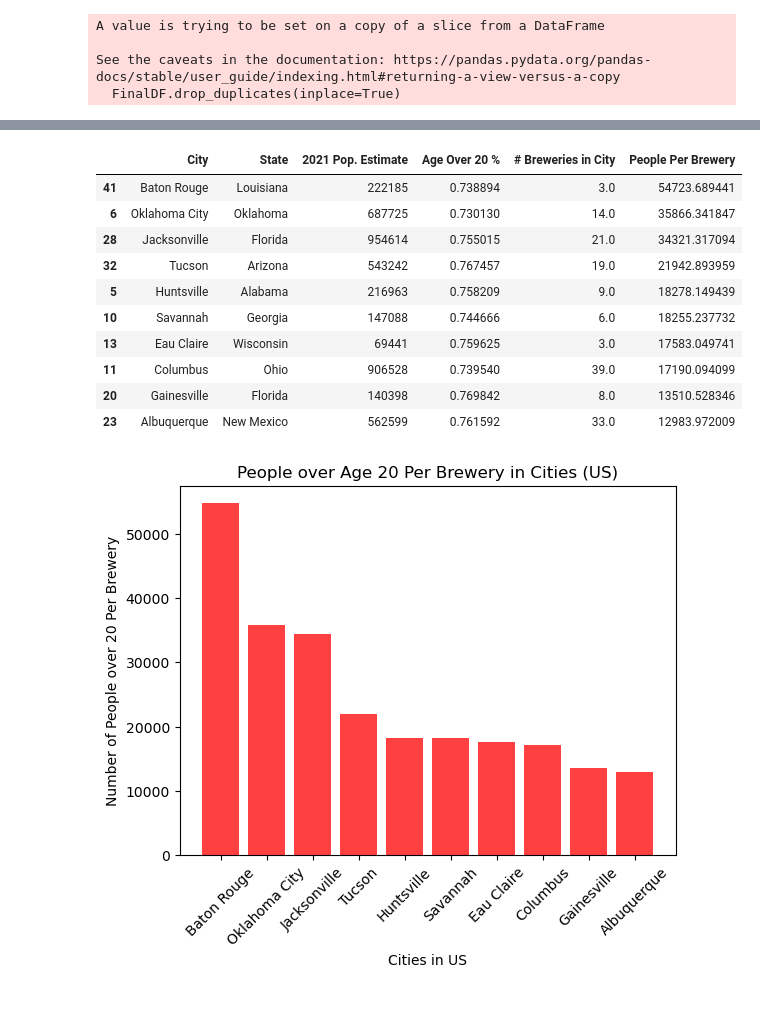
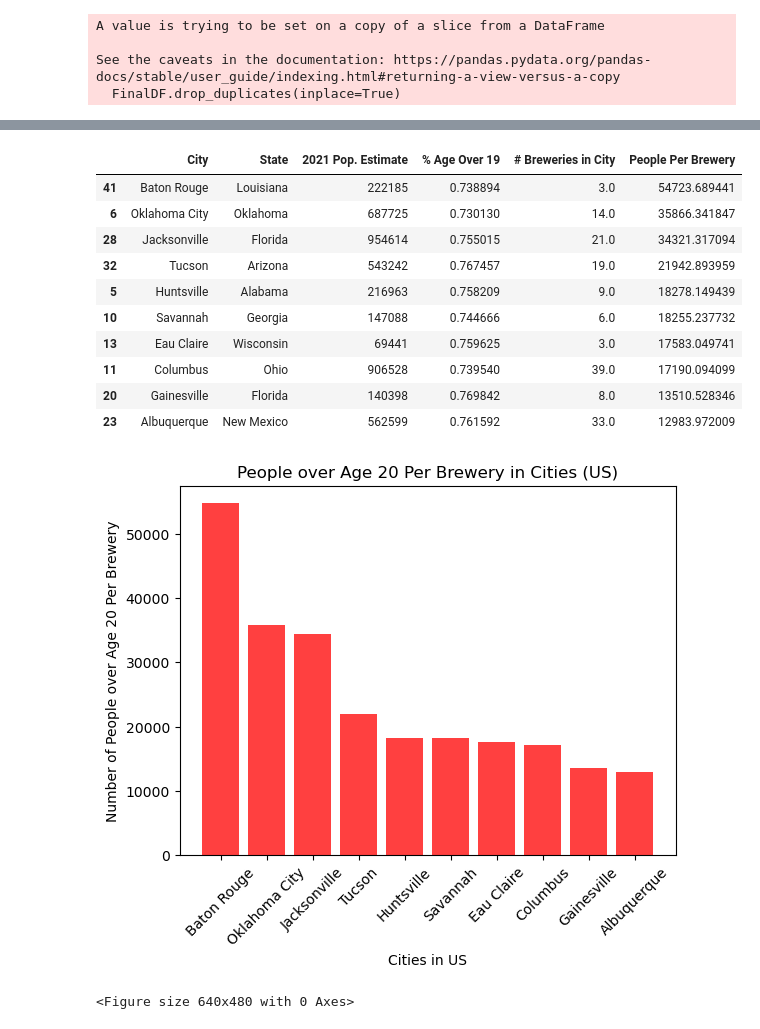
Before and after one commit to nburwick/project-1, a Jupyter notebook: Jupyter Notebooks/Data_Set_Final.ipynb, the cells around one changed output, grey strips where cells are left out. Drawn from its saved outputs; the diff is of its cells as text; code cells hidden in the pictures.

Commit message:
Final Dataset Graph

```diff
--- a/Jupyter Notebooks/Data_Set_Final.ipynb
+++ b/Jupyter Notebooks/Data_Set_Final.ipynb
@@ -51,7 +51,7 @@ FinalDF
 | 45 | Jackson | Mississippi | United States | 149761 | -2.0 | 245 | Lucky Town Brewing Company | ... |
 46 rows × 55 columns
 # %%
-FinalDF = FinalDF[['City', 'State','Age Over 20 %','# Breweries in City','2021 Pop. Estimate']]
+FinalDF = FinalDF[['City', 'State','% Age Over 19','# Breweries in City','2021 Pop. Estimate']]
 # %%
 FinalDF
 # %% [output]
@@ -74,7 +74,7 @@ FinalDF
 | 45 | Jackson | Mississippi | 0.739143 | 34.0 | 149761 |
 # %%
 # Reorder Columns
-FinalDF = FinalDF[['City','State','2021 Pop. Estimate', 'Age Over 20 %','# Breweries in City']]
+FinalDF = FinalDF[['City','State','2021 Pop. Estimate', '% Age Over 19','# Breweries in City']]
 # %%
 FinalDF.drop_duplicates(inplace=True)
 # %% [output]
@@ -83,7 +83,7 @@ A value is trying to be set on a copy of a slice from a DataFrame
 See the caveats in the documentation: https://pandas.pydata.org/pandas-docs/stable/user_guide/indexing.html#returning-a-view-versus-a-copy
   FinalDF.drop_duplicates(inplace=True)
 # %%
-FinalDF['People Per Brewery'] = (FinalDF['2021 Pop. Estimate'] * FinalDF['Age Over 20 %']) / FinalDF['# Breweries in City']
+FinalDF['People Per Brewery'] = (FinalDF['2021 Pop. Estimate'] * FinalDF['% Age Over 19']) / FinalDF['# Breweries in City']
 FinalDF
 # %% [output]
 A value is trying to be set on a copy of a slice from a DataFrame.
@@ -112,7 +112,7 @@ See the caveats in the documentation: https://pandas.pydata.org/pandas-docs/stab
 FinalDF = FinalDF.sort_values(['People Per Brewery'],ascending=False)[:10]
 FinalDF
 # %% [output]
-|  | City | State | 2021 Pop. Estimate | Age Over 20 % | # Breweries in City | People Per Brewery |
+|  | City | State | 2021 Pop. Estimate | % Age Over 19 | # Breweries in City | People Per Brewery |
 | 41 | Baton Rouge | Louisiana | 222185 | 0.738894 | 3.0 | 54723.689441 |
 | 6 | Oklahoma City | Oklahoma | 687725 | 0.730130 | 14.0 | 35866.341847 |
 | 28 | Jacksonville | Florida | 954614 | 0.755015 | 21.0 | 34321.317094 |
@@ -131,9 +131,11 @@ ticks = [ x for x in x_axis]
 # %%
 plt.bar(x_axis , FinalDF["People Per Brewery"], color = 'red', alpha=.75, align="center")
 plt.xticks(np.arange(len(FinalDF)), rotation=45)
 plt.xlabel("Cities in US")
-plt.ylabel("Number of People over 20 Per Brewery")
+plt.ylabel("Number of People over Age 20 Per Brewery")
 plt.title("People over Age 20 Per Brewery in Cities (US)")
 plt.show()
+plt.tight_layout()
 # %% [output]
-[figure, old version]
+[figure, new version]
+<Figure size 640x480 with 0 Axes>
```
Also changed, not shown: parts of 3 cells of this notebook.
